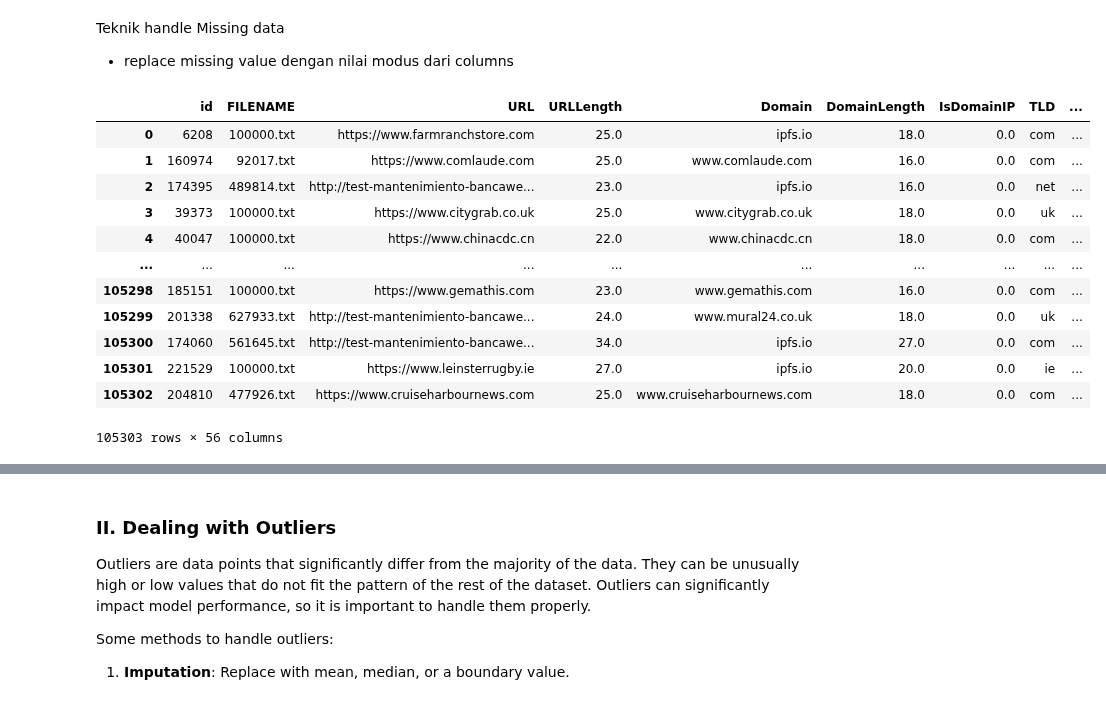
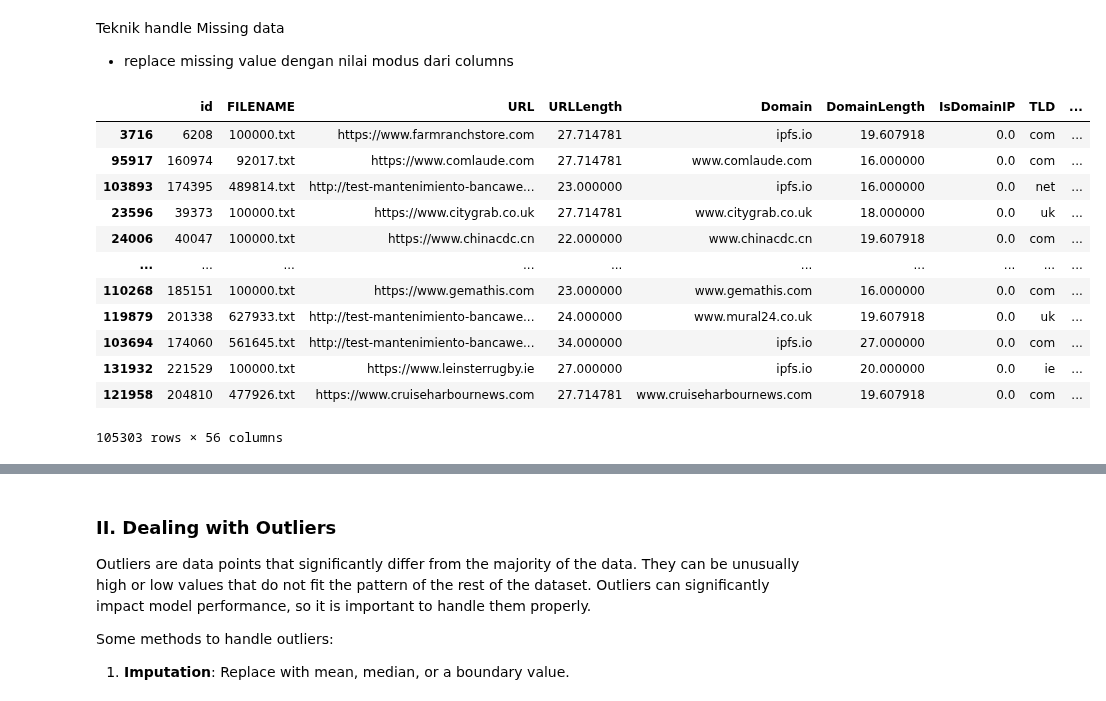
Before and after one commit to wNSYA/Tugas-Besar-2-IF3070-Implementasi-Algoritma-Pembelajaran-Mesin, a Jupyter notebook: src/IF3070_DAI___Tugas_Besar_2_Notebook_Template.ipynb, the cells around one changed output, grey strips where cells are left out. Drawn from its saved outputs; the diff is of its cells as text; code cells hidden in the pictures.

```diff
--- a/src/IF3070_DAI___Tugas_Besar_2_Notebook_Template.ipynb
+++ b/src/IF3070_DAI___Tugas_Besar_2_Notebook_Template.ipynb
@@ -117,28 +137,37 @@ dtype: float64
 Teknik handle Missing data
 - replace missing value dengan nilai modus dari columns
 # %%
-imputer = SimpleImputer(strategy='most_frequent')
+imputer_modus = SimpleImputer(strategy='most_frequent')
+imputer_mean  = SimpleImputer(strategy='mean')
 
-train_set = pd.DataFrame(imputer.fit_transform(train_set), columns=df_train.columns)
+train_set_object = train_set.select_dtypes(include='object').columns
+numerical_train_set = train_set.select_dtypes(include='number').columns
+numerical_train_set_01 = [col for col in numerical_train_set if train_set[col].nunique() <= 2]
+numerical_train_set_not01 = [col for col in numerical_train_set if train_set[col].nunique() > 2]
+
+
+train_set[train_set_object] = imputer_modus.fit_transform(train_set[train_set_object])
+train_set[numerical_train_set_not01] = imputer_mean.fit_transform(train_set[numerical_train_set_not01])
+train_set[numerical_train_set_01] = imputer_modus.fit_transform(train_set[numerical_train_set_01])
 
 #mengubah kembali datatype menjadi semua (dari object)
 for col in df_train.columns:
     train_set[col] = train_set[col].astype(df_train[col].dtype)
 
 train_set
 # %% [output]
 |  | id | FILENAME | URL | URLLength | Domain | DomainLength | IsDomainIP | TLD | ... |
-| 0 | 6208 | 100000.txt | https://www.farmranchstore.com | 25.0 | ipfs.io | 18.0 | 0.0 | com | ... |
-| 1 | 160974 | 92017.txt | https://www.comlaude.com | 25.0 | www.comlaude.com | 16.0 | 0.0 | com | ... |
-| 2 | 174395 | 489814.txt | http://test-mantenimiento-bancawe... | 23.0 | ipfs.io | 16.0 | 0.0 | net | ... |
-| 3 | 39373 | 100000.txt | https://www.citygrab.co.uk | 25.0 | www.citygrab.co.uk | 18.0 | 0.0 | uk | ... |
-| 4 | 40047 | 100000.txt | https://www.chinacdc.cn | 22.0 | www.chinacdc.cn | 18.0 | 0.0 | com | ... |
+| 3716 | 6208 | 100000.txt | https://www.farmranchstore.com | 27.714781 | ipfs.io | 19.607918 | 0.0 | com | ... |
+| 95917 | 160974 | 92017.txt | https://www.comlaude.com | 27.714781 | www.comlaude.com | 16.000000 | 0.0 | com | ... |
+| 103893 | 174395 | 489814.txt | http://test-mantenimiento-bancawe... | 23.000000 | ipfs.io | 16.000000 | 0.0 | net | ... |
+| 23596 | 39373 | 100000.txt | https://www.citygrab.co.uk | 27.714781 | www.citygrab.co.uk | 18.000000 | 0.0 | uk | ... |
+| 24006 | 40047 | 100000.txt | https://www.chinacdc.cn | 22.000000 | www.chinacdc.cn | 19.607918 | 0.0 | com | ... |
 | ... | ... | ... | ... | ... | ... | ... | ... | ... | ... |
-| 105298 | 185151 | 100000.txt | https://www.gemathis.com | 23.0 | www.gemathis.com | 16.0 | 0.0 | com | ... |
-| 105299 | 201338 | 627933.txt | http://test-mantenimiento-bancawe... | 24.0 | www.mural24.co.uk | 18.0 | 0.0 | uk | ... |
-| 105300 | 174060 | 561645.txt | http://test-mantenimiento-bancawe... | 34.0 | ipfs.io | 27.0 | 0.0 | com | ... |
-| 105301 | 221529 | 100000.txt | https://www.leinsterrugby.ie | 27.0 | ipfs.io | 20.0 | 0.0 | ie | ... |
-| 105302 | 204810 | 477926.txt | https://www.cruiseharbournews.com | 25.0 | www.cruiseharbournews.com | 18.0 | 0.0 | com | ... |
+| 110268 | 185151 | 100000.txt | https://www.gemathis.com | 23.000000 | www.gemathis.com | 16.000000 | 0.0 | com | ... |
+| 119879 | 201338 | 627933.txt | http://test-mantenimiento-bancawe... | 24.000000 | www.mural24.co.uk | 19.607918 | 0.0 | uk | ... |
+| 103694 | 174060 | 561645.txt | http://test-mantenimiento-bancawe... | 34.000000 | ipfs.io | 27.000000 | 0.0 | com | ... |
+| 131932 | 221529 | 100000.txt | https://www.leinsterrugby.ie | 27.000000 | ipfs.io | 20.000000 | 0.0 | ie | ... |
+| 121958 | 204810 | 477926.txt | https://www.cruiseharbournews.com | 27.714781 | www.cruiseharbournews.com | 19.607918 | 0.0 | com | ... |
 105303 rows × 56 columns
 # %%
 train_set.columns
```
Also changed, not shown: parts of 6 cells of this notebook.
